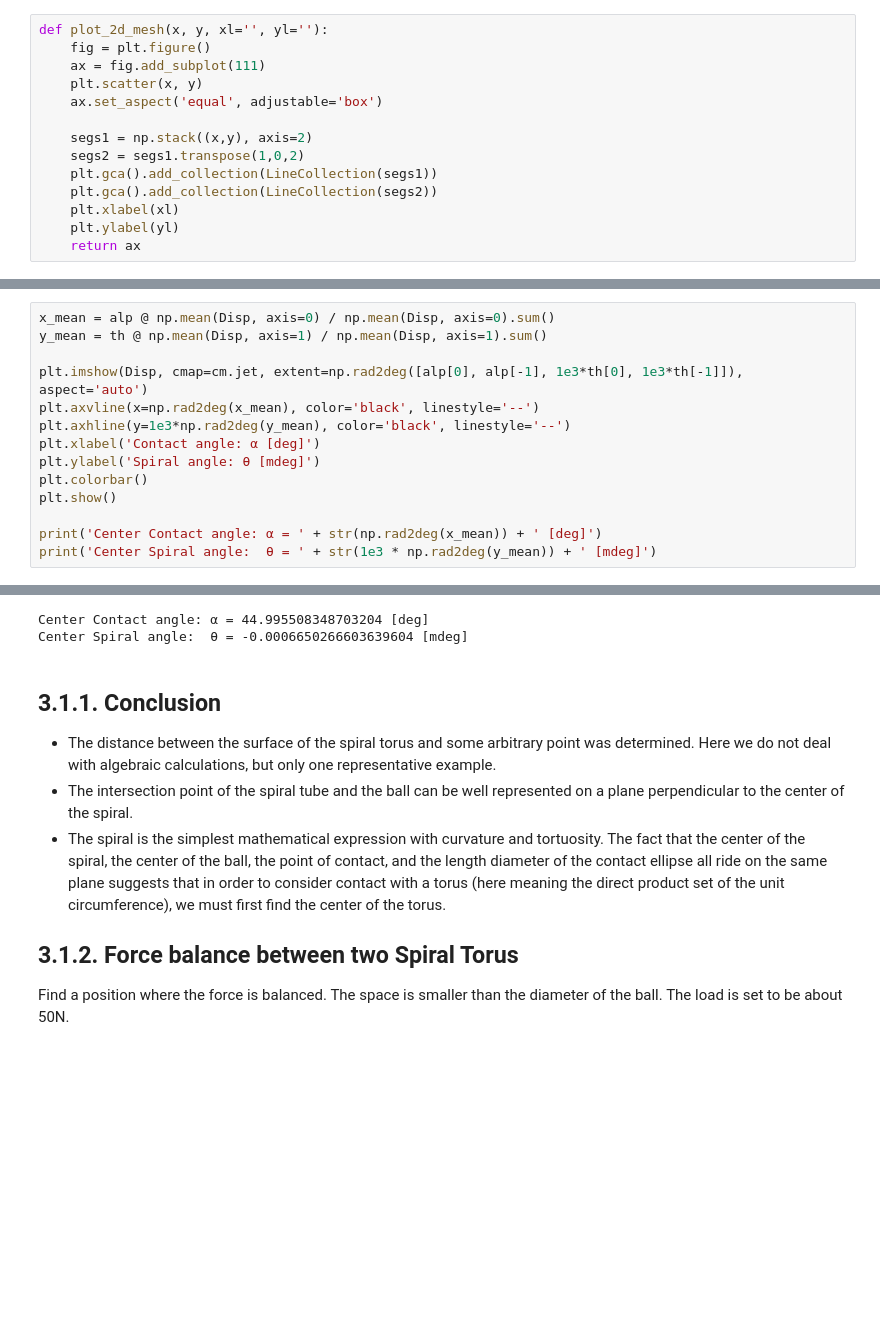
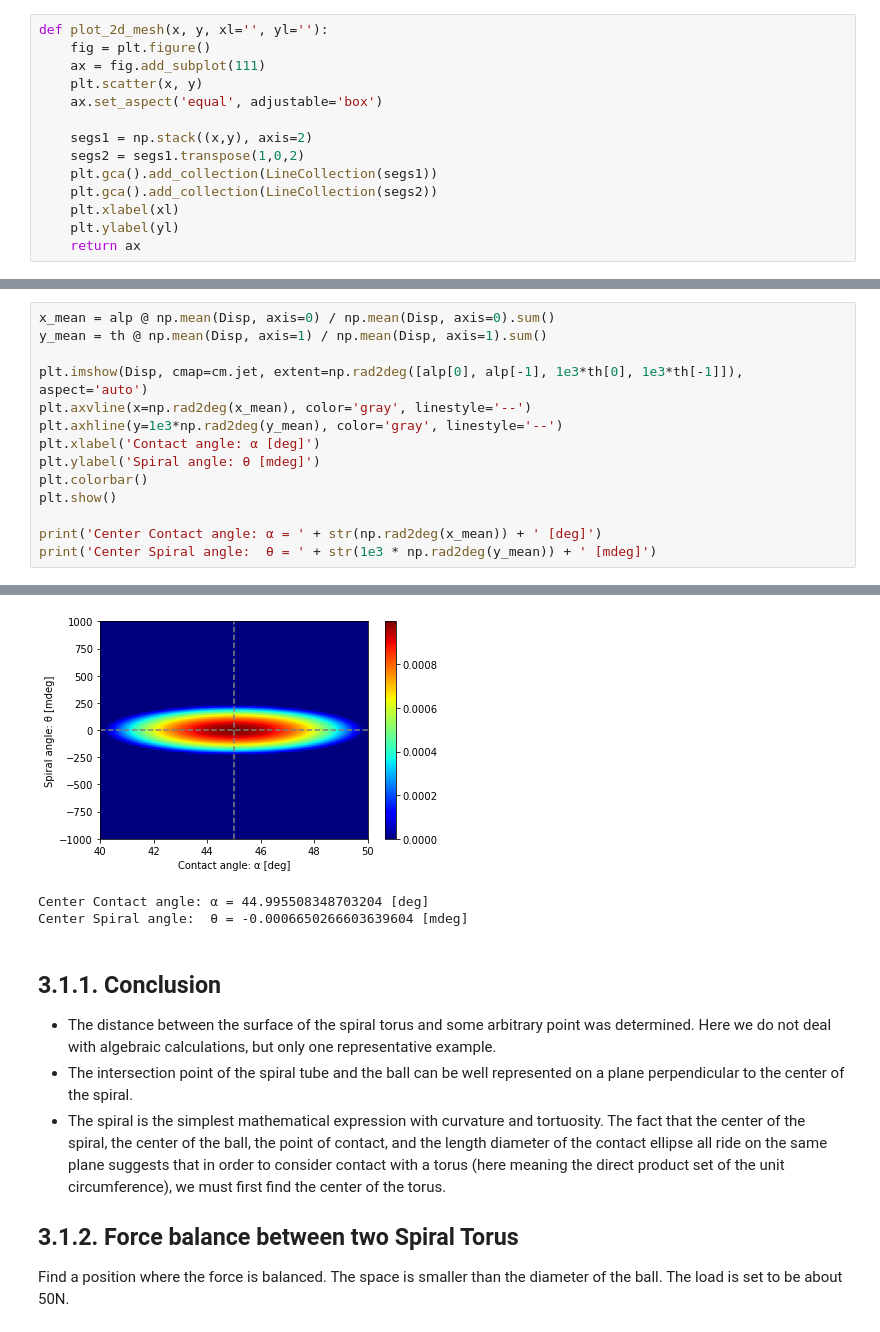
Before and after one commit to CurryMultiSci/Ballscrew-ElasticShaft-withCoulomb, a Jupyter notebook: _3_Friction_between_ball_and_spiral/_3_1_Contact_with_Spiral_Torus/index.ipynb, the cells around one changed output, grey strips where cells are left out. Cells and saved outputs as stored; diff of their text form; blank space fills up the shorter version.

```diff
--- a/_3_Friction_between_ball_and_spiral/_3_1_Contact_with_Spiral_Torus/index.ipynb
+++ b/_3_Friction_between_ball_and_spiral/_3_1_Contact_with_Spiral_Torus/index.ipynb
@@ -123,8 +123,8 @@ x_mean = alp @ np.mean(Disp, axis=0) / np.mean(Disp, axis=0).sum()
 y_mean = th @ np.mean(Disp, axis=1) / np.mean(Disp, axis=1).sum()
 
 plt.imshow(Disp, cmap=cm.jet, extent=np.rad2deg([alp[0], alp[-1], 1e3*th[0], 1e3*th[-1]]), aspect='auto')
-plt.axvline(x=np.rad2deg(x_mean), color='black', linestyle='--')
-plt.axhline(y=1e3*np.rad2deg(y_mean), color='black', linestyle='--')
+plt.axvline(x=np.rad2deg(x_mean), color='gray', linestyle='--')
+plt.axhline(y=1e3*np.rad2deg(y_mean), color='gray', linestyle='--')
 plt.xlabel('Contact angle: α [deg]')
 plt.ylabel('Spiral angle: θ [mdeg]')
 plt.colorbar()
@@ -137,3 +136,4 @@ print('Center Spiral angle:  θ = ' + str(1e3 * np.rad2deg(y_mean)) + ' [mdeg]')
+[figure, added]
 Center Contact angle: α = 44.995508348703204 [deg]
 Center Spiral angle:  θ = -0.0006650266603639604 [mdeg]
 # %% [markdown]
```
Also changed, not shown: parts of 11 cells of this notebook.
